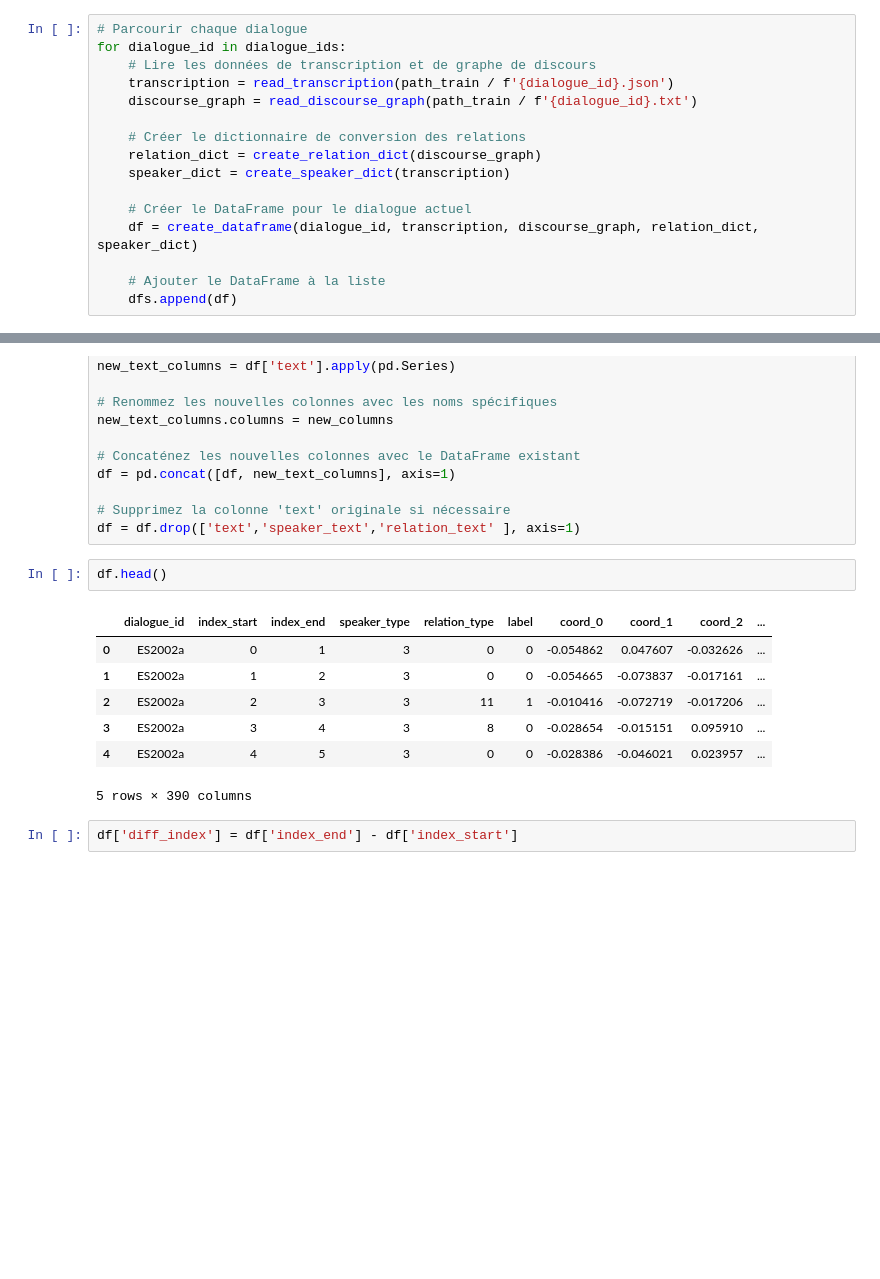
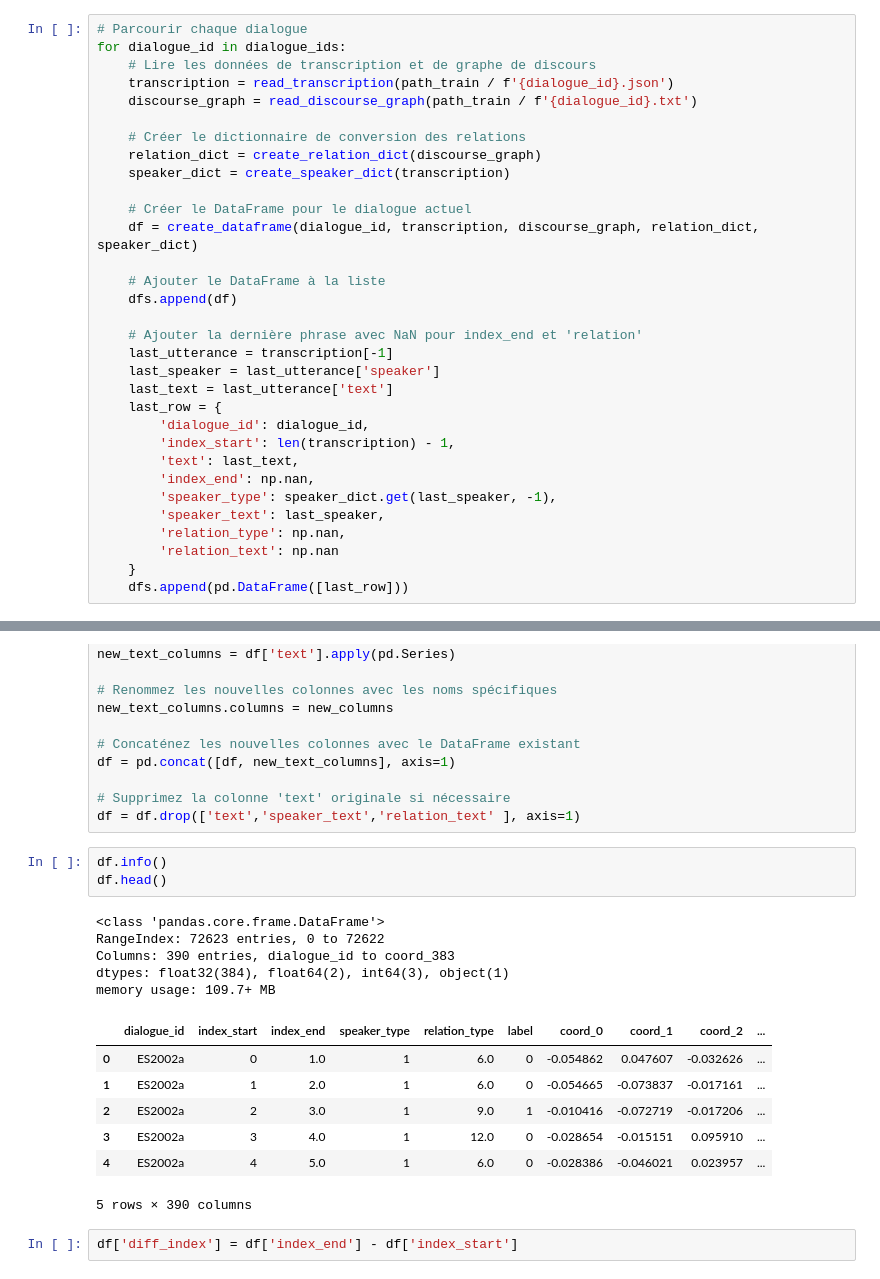
Before and after one commit to juliencollard2001/INF554-AJA, a Jupyter notebook: Alice/essai_models.ipynb, the cells around one changed output, grey strips where cells are left out. Drawn from its saved outputs; the diff is of its cells as text; blank space fills up the shorter version.

Commit message:
Rajout dernière ligne discussion et corrections pour la submission

```diff
--- a/Alice/essai_models.ipynb
+++ b/Alice/essai_models.ipynb
@@ -124,6 +124,22 @@ for dialogue_id in dialogue_ids:
 
     # Ajouter le DataFrame à la liste
     dfs.append(df)
+
+    # Ajouter la dernière phrase avec NaN pour index_end et 'relation'
+    last_utterance = transcription[-1]
+    last_speaker = last_utterance['speaker']
+    last_text = last_utterance['text']
+    last_row = {
+        'dialogue_id': dialogue_id,
+        'index_start': len(transcription) - 1,
+        'text': last_text,
+        'index_end': np.nan,
+        'speaker_type': speaker_dict.get(last_speaker, -1),
+        'speaker_text': last_speaker,
+        'relation_type': np.nan,
+        'relation_text': np.nan
+    }
+    dfs.append(pd.DataFrame([last_row]))
 # %%
 # Concaténer tous les DataFrames en un seul
 df = pd.concat(dfs, ignore_index=True)
@@ -197,15 +213,21 @@ df = pd.concat([df, new_text_columns], axis=1)
 # Supprimez la colonne 'text' originale si nécessaire
 df = df.drop(['text','speaker_text','relation_text' ], axis=1)
 # %%
+df.info()
 df.head()
 # %% [output]
+<class 'pandas.core.frame.DataFrame'>
+RangeIndex: 72623 entries, 0 to 72622
+Columns: 390 entries, dialogue_id to coord_383
+dtypes: float32(384), float64(2), int64(3), object(1)
+memory usage: 109.7+ MB
 |  | dialogue_id | index_start | index_end | speaker_type | relation_type | label | coord_0 | coord_1 | coord_2 | ... |
-| 0 | ES2002a | 0 | 1 | 3 | 0 | 0 | -0.054862 | 0.047607 | -0.032626 | ... |
-| 1 | ES2002a | 1 | 2 | 3 | 0 | 0 | -0.054665 | -0.073837 | -0.017161 | ... |
-| 2 | ES2002a | 2 | 3 | 3 | 11 | 1 | -0.010416 | -0.072719 | -0.017206 | ... |
-| 3 | ES2002a | 3 | 4 | 3 | 8 | 0 | -0.028654 | -0.015151 | 0.095910 | ... |
-| 4 | ES2002a | 4 | 5 | 3 | 0 | 0 | -0.028386 | -0.046021 | 0.023957 | ... |
+| 0 | ES2002a | 0 | 1.0 | 1 | 6.0 | 0 | -0.054862 | 0.047607 | -0.032626 | ... |
+| 1 | ES2002a | 1 | 2.0 | 1 | 6.0 | 0 | -0.054665 | -0.073837 | -0.017161 | ... |
+| 2 | ES2002a | 2 | 3.0 | 1 | 9.0 | 1 | -0.010416 | -0.072719 | -0.017206 | ... |
+| 3 | ES2002a | 3 | 4.0 | 1 | 12.0 | 0 | -0.028654 | -0.015151 | 0.095910 | ... |
+| 4 | ES2002a | 4 | 5.0 | 1 | 6.0 | 0 | -0.028386 | -0.046021 | 0.023957 | ... |
-5 rows × 390 columns
+5 rows × 390 columns
 # %%
 df['diff_index'] = df['index_end'] - df['index_start']
 # %%
```
Also changed, not shown: parts of 7 cells of this notebook, 6 other files.
